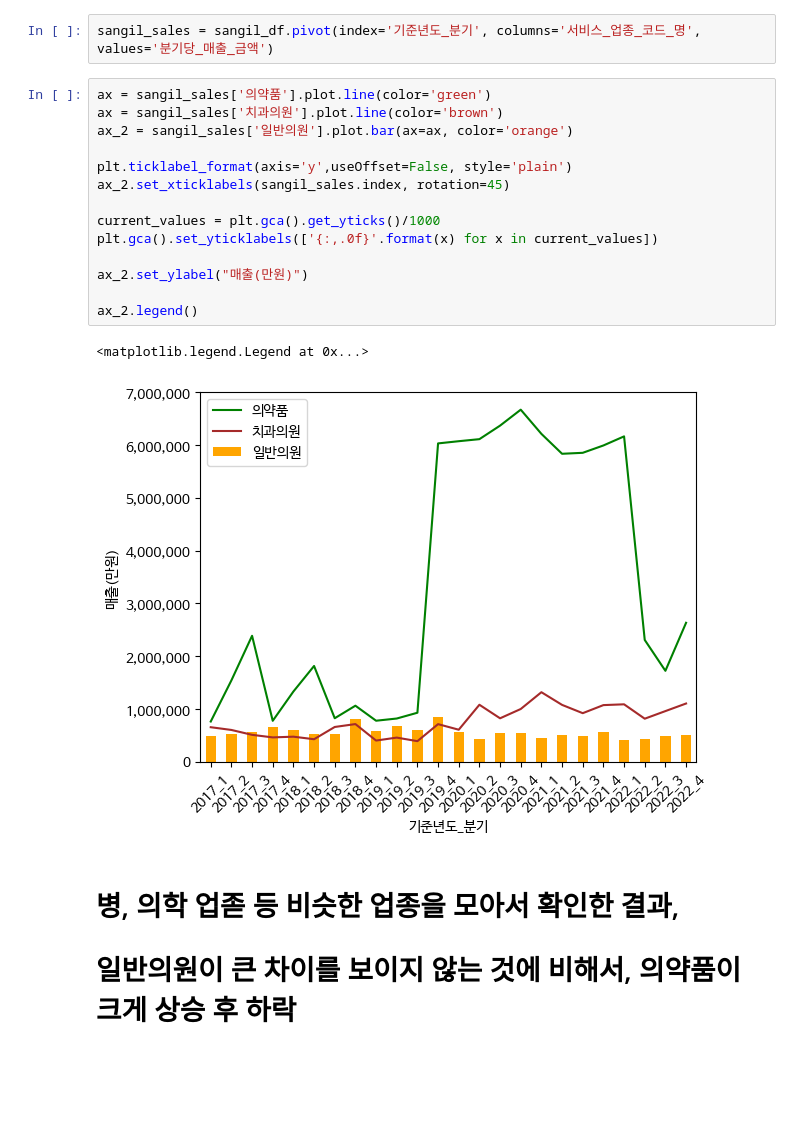
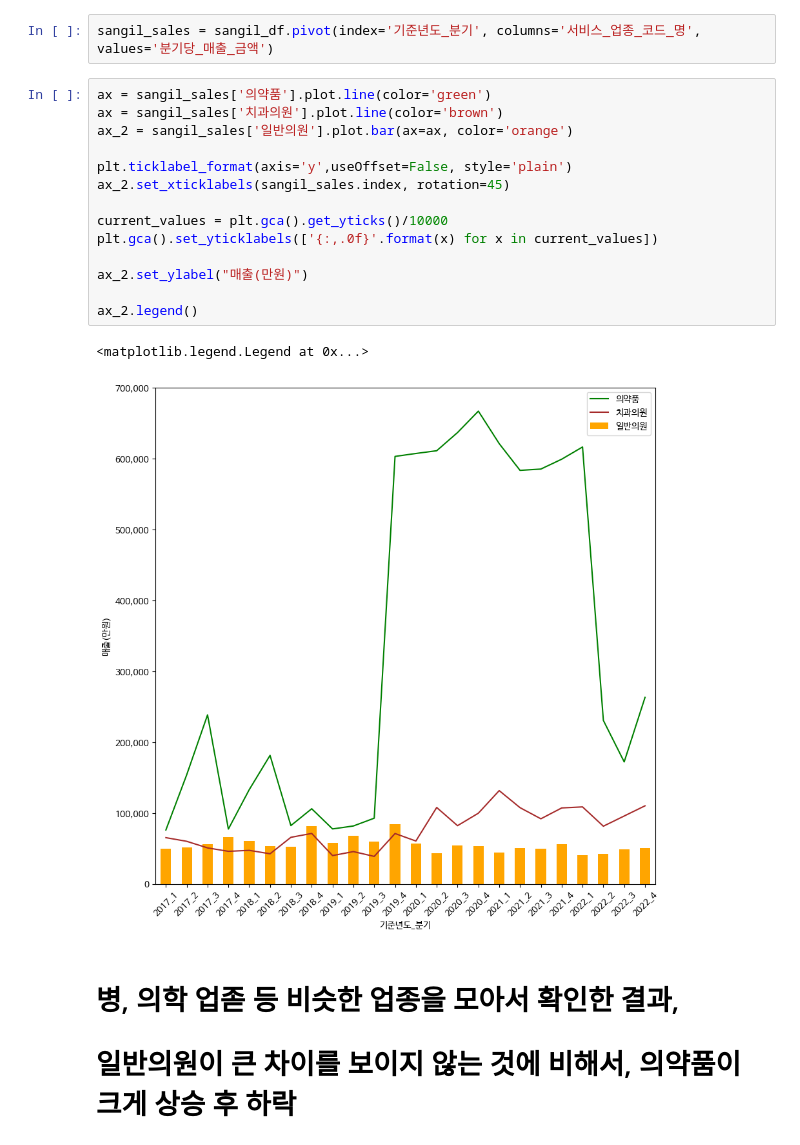
Before and after one commit to yhp2205/2023Project, a Jupyter notebook: 상일동_골목상권.ipynb, the cells around one changed output. Drawn from its saved outputs; the diff is of its cells as text; blank space fills up the shorter version.

```diff
--- a/상일동_골목상권.ipynb
+++ b/상일동_골목상권.ipynb
@@ -315,20 +315,20 @@ sangil_sales = sangil_df.pivot(index='기준년도_분기', columns='서비스_
 # %%
 ax = sangil_sales['의약품'].plot.line(color='green')
 ax = sangil_sales['치과의원'].plot.line(color='brown')
 ax_2 = sangil_sales['일반의원'].plot.bar(ax=ax, color='orange')
 
 plt.ticklabel_format(axis='y',useOffset=False, style='plain')
 ax_2.set_xticklabels(sangil_sales.index, rotation=45)
 
-current_values = plt.gca().get_yticks()/1000
+current_values = plt.gca().get_yticks()/10000
 plt.gca().set_yticklabels(['{:,.0f}'.format(x) for x in current_values])
 
 ax_2.set_ylabel("매출(만원)")
 
 ax_2.legend()
 # %% [output]
 <matplotlib.legend.Legend at 0x...>
-[figure, old version]
+[figure, new version]
 # %% [markdown]
 # 병, 의학 업졷 등 비슷한 업종을 모아서 확인한 결과,
 # 일반의원이 큰 차이를 보이지 않는 것에 비해서, 의약품이 크게 상승 후 하락
```
Also changed, not shown: parts of 10 cells of this notebook.
